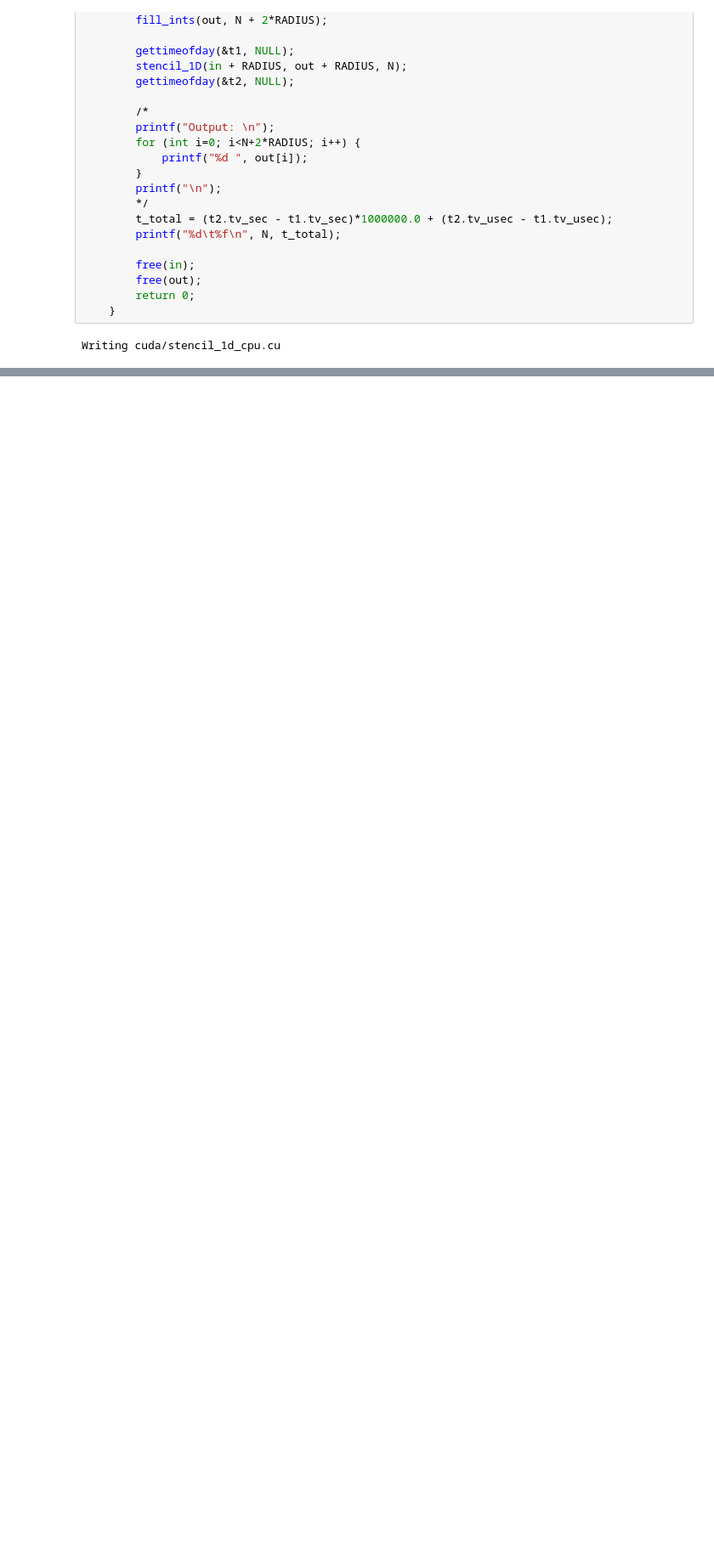
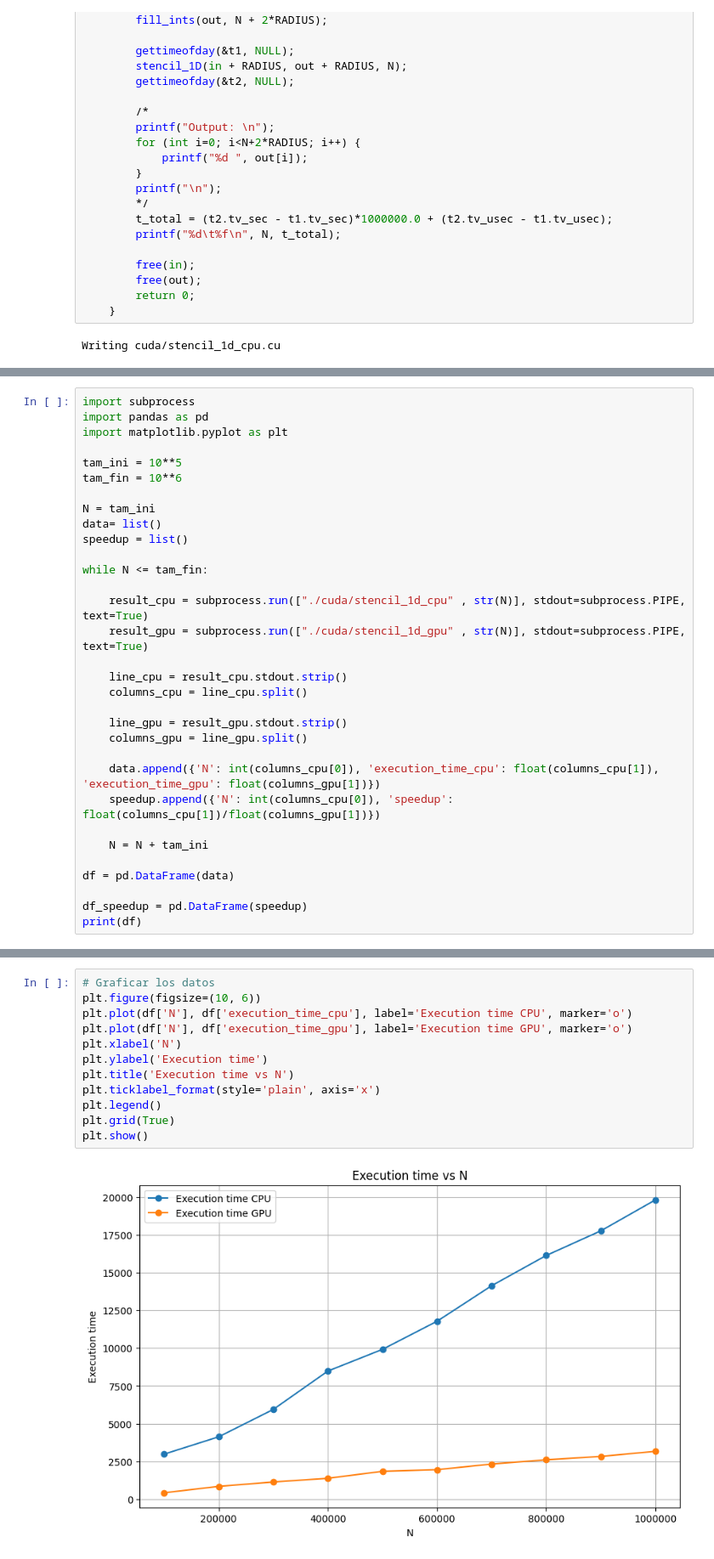
Before and after one commit to vpcano/CAP_P2, a Jupyter notebook: Ej1.ipynb, the cells around one changed output, grey strips where cells are left out. Shown at 85% size. Cells and saved outputs as stored; diff of their text form; blank space fills up the shorter version.

Commit message:
Graficas

```diff
--- a/Ej1.ipynb
+++ b/Ej1.ipynb
@@ -179,0 +183,32 @@ Overwriting cuda/stencil_1d_gpu.cu
+# %%
+import subprocess
+import pandas as pd
+import matplotlib.pyplot as plt
+
+tam_ini = 10**5
+tam_fin = 10**6
+
+N = tam_ini
+data= list()
+speedup = list()
+
+while N <= tam_fin:
+
+    result_cpu = subprocess.run(["./cuda/stencil_1d_cpu" , str(N)], stdout=subprocess.PIPE, text=True)
+    result_gpu = subprocess.run(["./cuda/stencil_1d_gpu" , str(N)], stdout=subprocess.PIPE, text=True)
+
+    line_cpu = result_cpu.stdout.strip()
+    columns_cpu = line_cpu.split()
+
+    line_gpu = result_gpu.stdout.strip()
+    columns_gpu = line_gpu.split()
+
+    data.append({'N': int(columns_cpu[0]), 'execution_time_cpu': float(columns_cpu[1]), 'execution_time_gpu': float(columns_gpu[1])})
+    speedup.append({'N': int(columns_cpu[0]), 'speedup': float(columns_cpu[1])/float(columns_gpu[1])})
+
+    N = N + tam_ini
+
+df = pd.DataFrame(data)
+
+df_speedup = pd.DataFrame(speedup)
+print(df)
@@ -179,0 +227,14 @@ Overwriting cuda/stencil_1d_gpu.cu
+# %%
+# Graficar los datos
+plt.figure(figsize=(10, 6))
+plt.plot(df['N'], df['execution_time_cpu'], label='Execution time CPU', marker='o')
+plt.plot(df['N'], df['execution_time_gpu'], label='Execution time GPU', marker='o')
+plt.xlabel('N')
+plt.ylabel('Execution time')
+plt.title('Execution time vs N')
+plt.ticklabel_format(style='plain', axis='x')
+plt.legend()
+plt.grid(True)
+plt.show()
+# %% [output]
+[figure, added]
```
Also changed, not shown: parts of 6 cells of this notebook.
